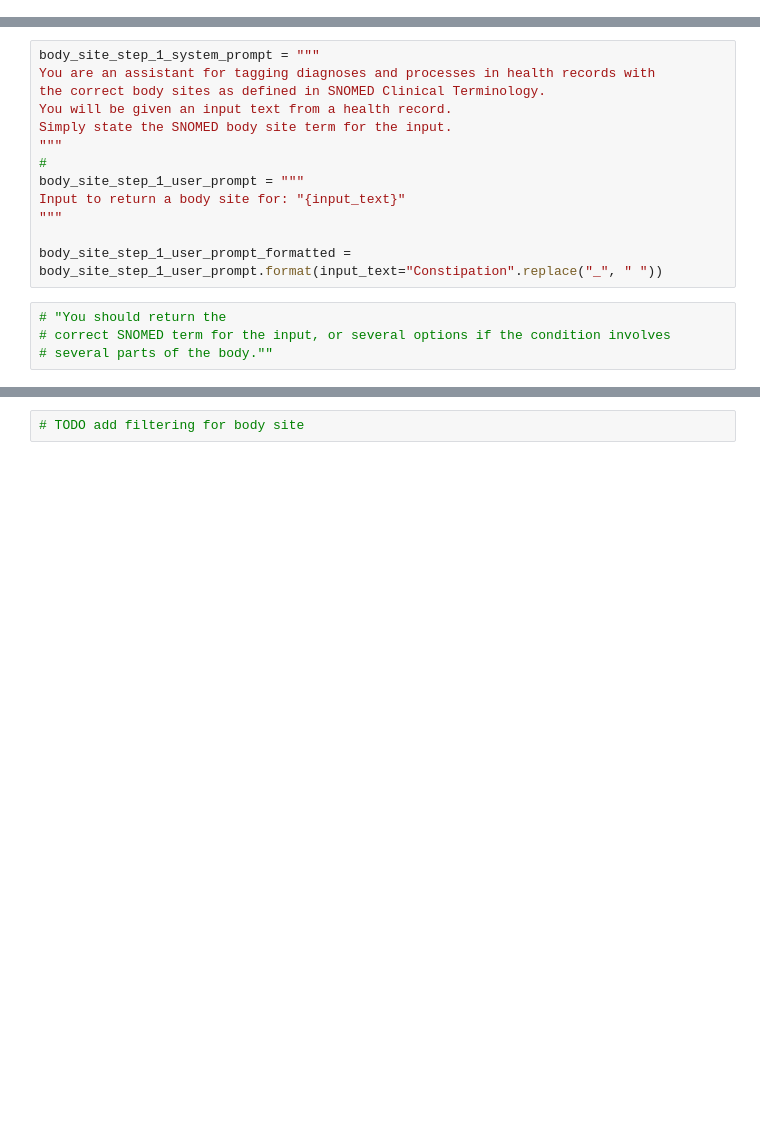
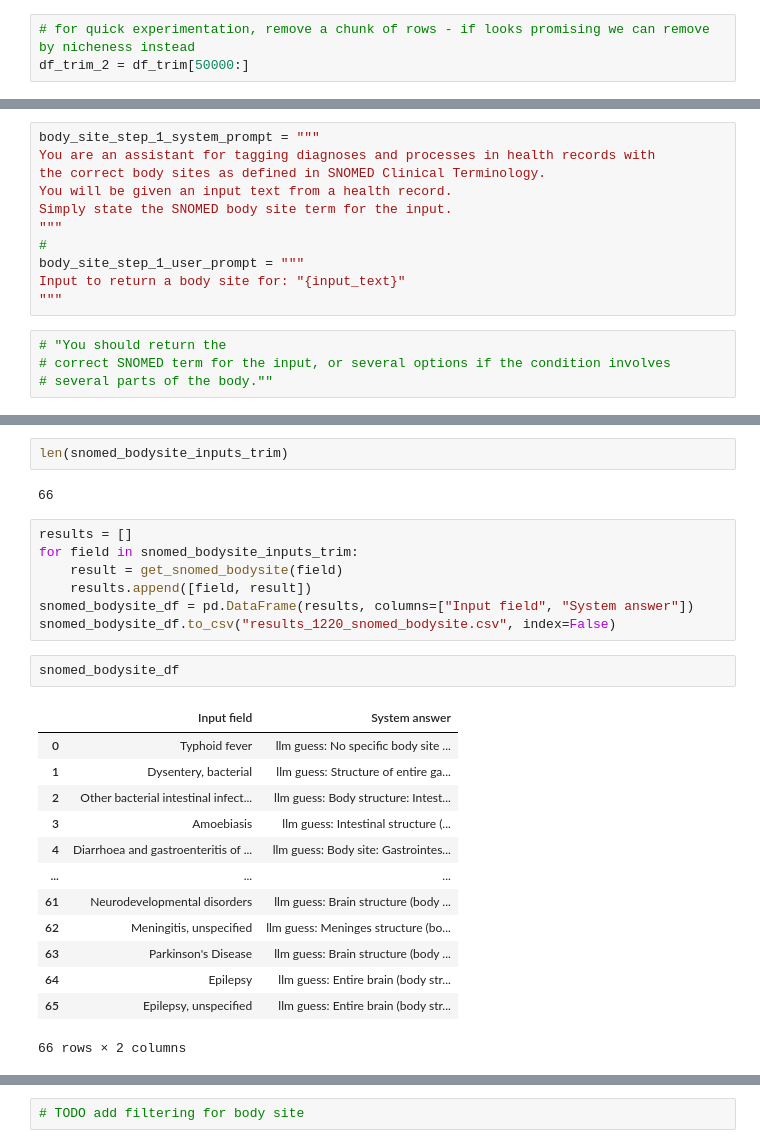
Before and after one commit to OpenFn/apollo, a Jupyter notebook: services/vocab_mapper/vocab_mapping_pipeline.ipynb, the cells around one changed output, grey strips where cells are left out. Cells and saved outputs as stored; diff of their text form; blank space fills up the shorter version.

```diff
--- a/services/vocab_mapper/vocab_mapping_pipeline.ipynb
+++ b/services/vocab_mapper/vocab_mapping_pipeline.ipynb
@@ -229,0 +493,3 @@ LLM guess for the CT: Malaria rapid diagnostic test
+# %%
+# for quick experimentation, remove a chunk of rows - if looks promising we can remove by nicheness instead
+df_trim_2 = df_trim[50000:]
@@ -262,8 +648,6 @@ Simply state the SNOMED body site term for the input.
 body_site_step_1_user_prompt = """
 Input to return a body site for: "{input_text}"
 """
-
-body_site_step_1_user_prompt_formatted = body_site_step_1_user_prompt.format(input_text="Constipation".replace("_", " "))
 # %%
 # "You should return the
 # correct SNOMED term for the input, or several options if the condition involves
@@ -312,0 +756,27 @@ body_site_snomed_entry[0].metadata["Code"]
+# %%
+len(snomed_bodysite_inputs_trim)
+# %% [output]
+66
+# %%
+results = []
+for field in snomed_bodysite_inputs_trim:
+    result = get_snomed_bodysite(field)
+    results.append([field, result])
+snomed_bodysite_df = pd.DataFrame(results, columns=["Input field", "System answer"])
+snomed_bodysite_df.to_csv("results_1220_snomed_bodysite.csv", index=False)
+# %%
+snomed_bodysite_df
+# %% [output]
+|  | Input field | System answer |
+| 0 | Typhoid fever | llm guess: No specific body site ... |
+| 1 | Dysentery, bacterial | llm guess: Structure of entire ga... |
+| 2 | Other bacterial intestinal infect... | llm guess: Body structure: Intest... |
+| 3 | Amoebiasis | llm guess: Intestinal structure (... |
+| 4 | Diarrhoea and gastroenteritis of ... | llm guess: Body site: Gastrointes... |
+| ... | ... | ... |
+| 61 | Neurodevelopmental disorders | llm guess: Brain structure (body ... |
+| 62 | Meningitis, unspecified | llm guess: Meninges structure (bo... |
+| 63 | Parkinson's Disease | llm guess: Brain structure (body ... |
+| 64 | Epilepsy | llm guess: Entire brain (body str... |
+| 65 | Epilepsy, unspecified | llm guess: Entire brain (body str... |
+66 rows × 2 columns
```
Also changed, not shown: parts of 38 cells of this notebook, 1 other file.
